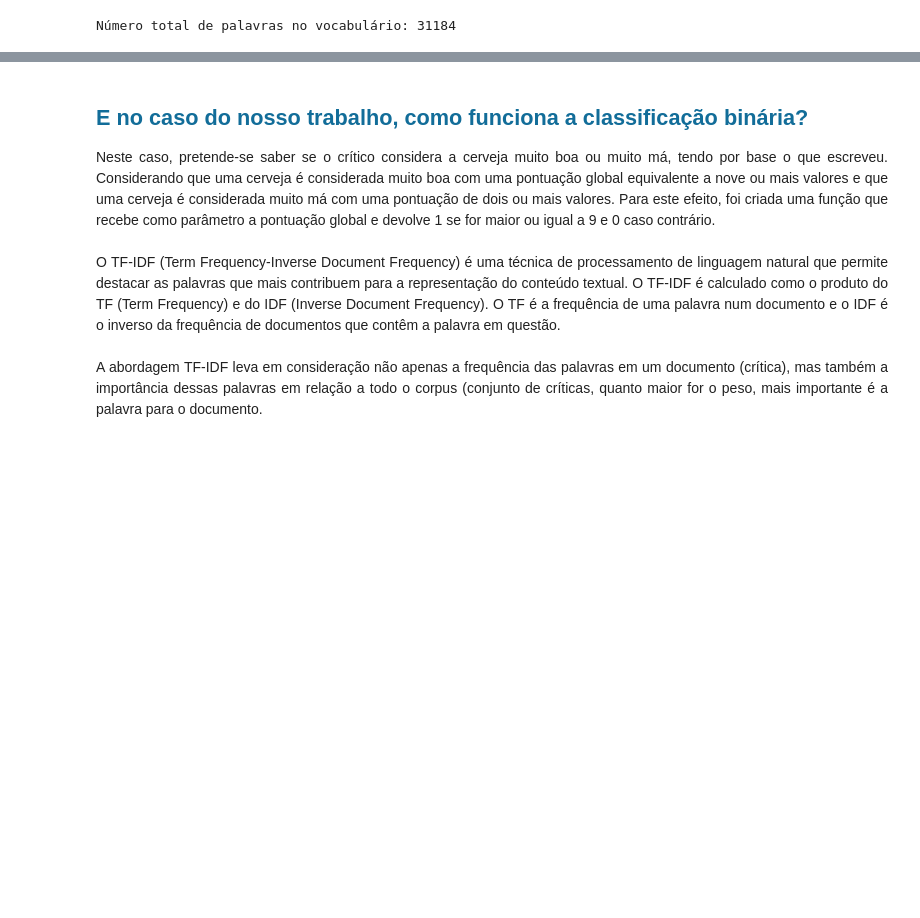
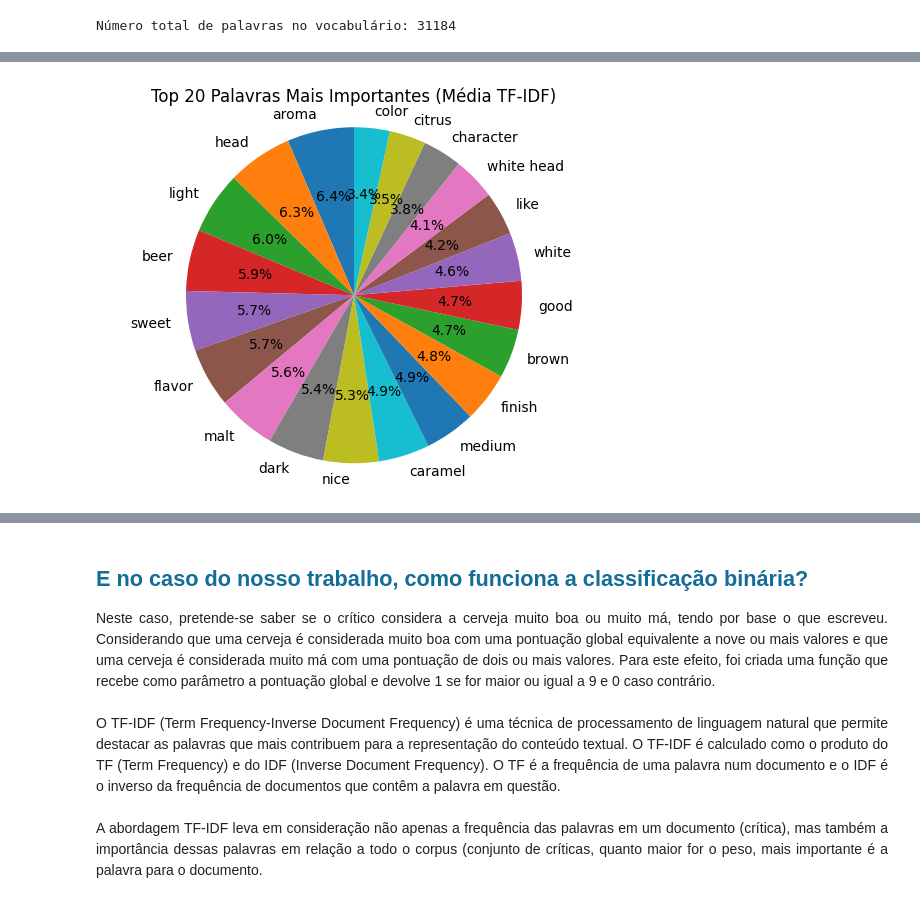
Before and after one commit to rhgui/rateBeer-sentiment-analysis, a Jupyter notebook: A49761A49778.ipynb, the cells around one changed output, grey strips where cells are left out. Drawn from its saved outputs; the diff is of its cells as text; code cells hidden in the pictures; blank space fills up the shorter version.

```diff
--- a/A49761A49778.ipynb
+++ b/A49761A49778.ipynb
@@ -634 +754,13 @@ for word, mean_tfidf_score in sorted_mean_tfidf[-20:]:
+# %%
+top_20_words = dict(sorted_mean_tfidf[:20])
+labels = top_20_words.keys()
+sizes = top_20_words.values()
+
+fig1, ax1 = plt.subplots()
+ax1.pie(sizes, labels=labels, autopct='%1.1f%%', startangle=90)
+ax1.axis('equal')
+plt.title('Top 20 Palavras Mais Importantes (Média TF-IDF)')
+plt.show()
+# %% [output]
+[figure, added]
 # %% [markdown]
```
Also changed, not shown: parts of 115 cells of this notebook, 13 other files.
